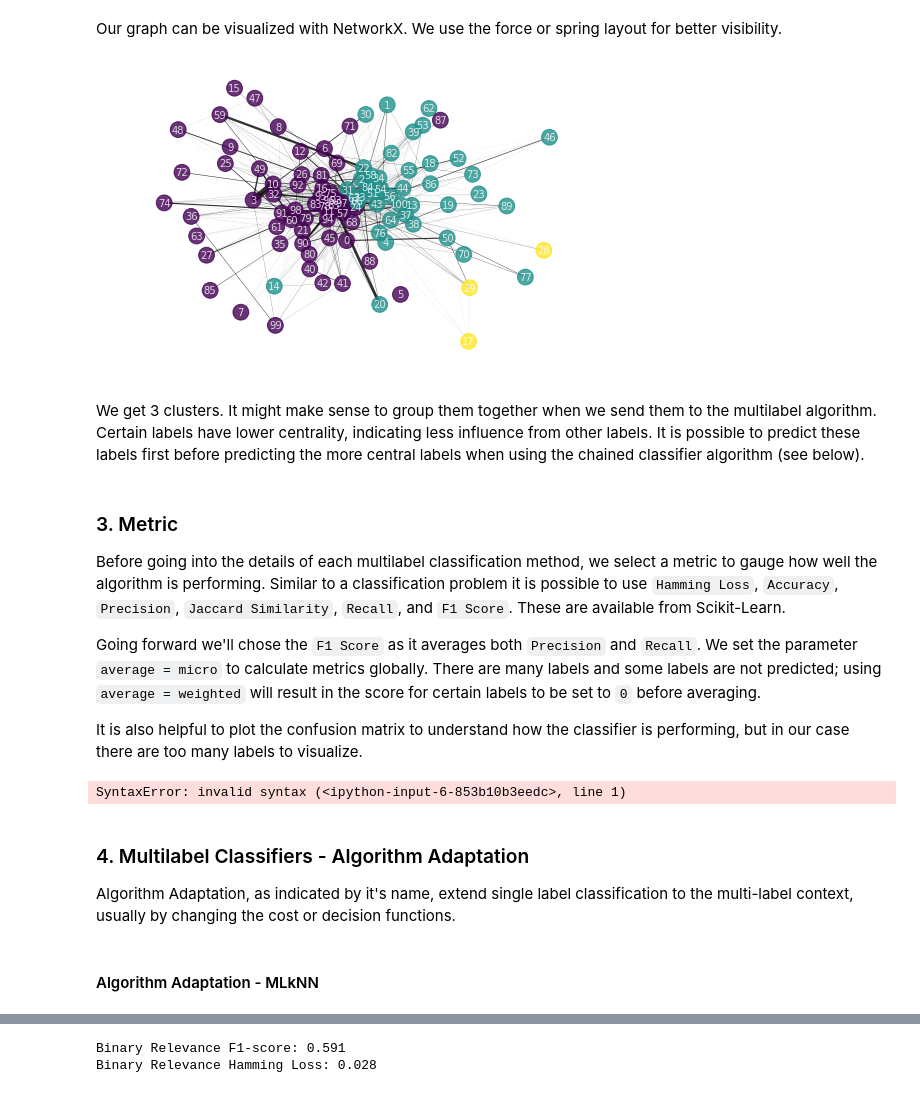
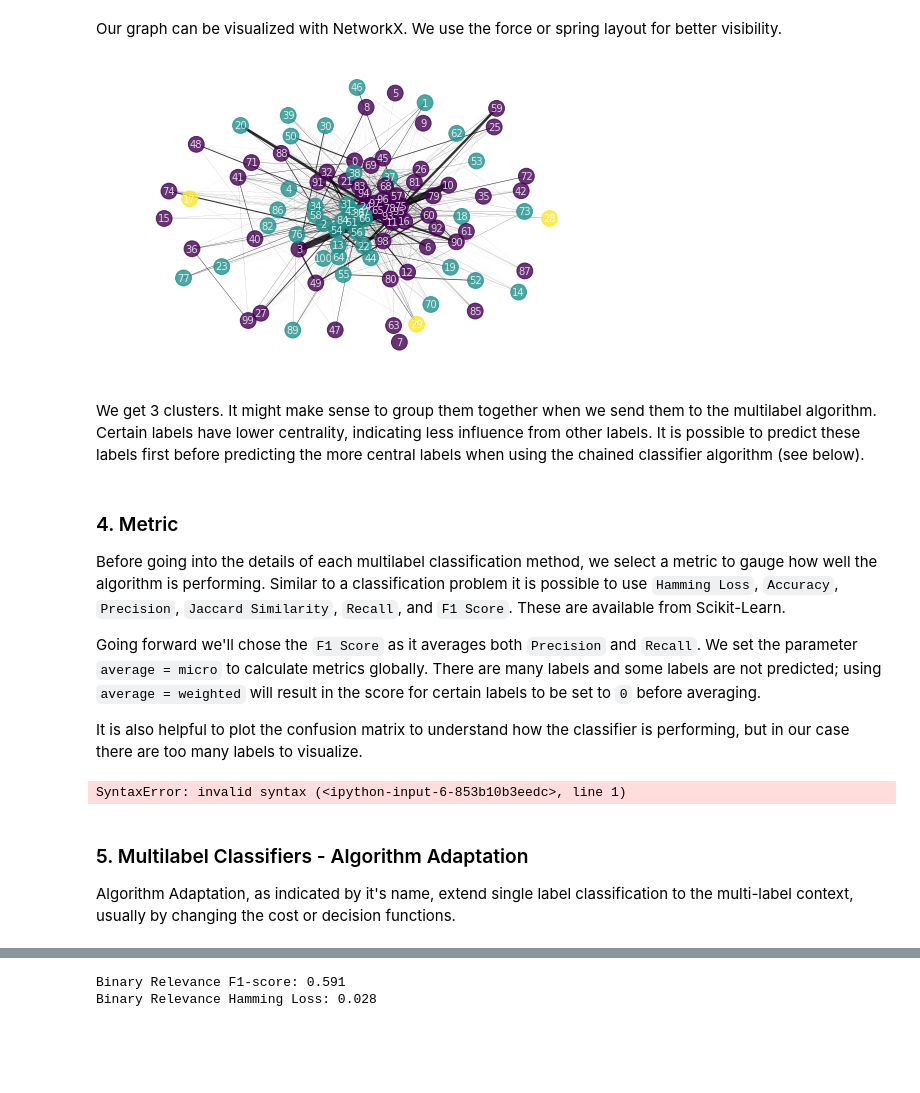
Before and after one commit to xang1234/xang1234.github.io, a Jupyter notebook: _posts/ipython/Multilabel Classification.ipynb, the cells around one changed output, grey strips where cells are left out. Cells and saved outputs as stored; diff of their text form; code cells hidden in the pictures; blank space fills up the shorter version.

```diff
--- a/_posts/ipython/Multilabel Classification.ipynb
+++ b/_posts/ipython/Multilabel Classification.ipynb
@@ -18,10 +18,10 @@ This dataset was chosen in order to work with a fairly large dataset to illustra
 from scipy import sparse
 import gc
 
-#f = open(r'C:\Users\david\Downloads\Mediamill\Mediamill_data.txt',
-#'r',encoding='utf-8')
-f = open(r'C:\Users\kaoyuant\Downloads\Mediamill\Mediamill_data.txt',
-         'r',encoding='utf-8')
+f = open(r'C:\Users\david\Downloads\Mediamill\Mediamill_data.txt',
+'r',encoding='utf-8')
+#f = open(r'C:\Users\kaoyuant\Downloads\Mediamill\Mediamill_data.txt',
+#         'r',encoding='utf-8')
 
 size = f.readline()
 nrows, nfeature,nlabel = [int(s) for s in size.split()]
@@ -44,16 +44,16 @@ for i in range(nrows):
 
 
 
-#f = open(r'C:\Users\david\Downloads\Mediamill\Mediamill_trSplit.txt',
-#'r',encoding='utf-8')
-f = open(r'C:\Users\kaoyuant\Downloads\Mediamill\Mediamill_trSplit.txt',
-         'r',encoding='utf-8')
+f = open(r'C:\Users\david\Downloads\Mediamill\Mediamill_trSplit.txt',
+'r',encoding='utf-8')
+#f = open(r'C:\Users\kaoyuant\Downloads\Mediamill\Mediamill_trSplit.txt',
+#         'r',encoding='utf-8')
 train=f.readlines()
 
-#f = open(r'C:\Users\david\Downloads\Mediamill\Mediamill_tstSplit.txt',
-#'r',encoding='utf-8')
-f = open(r'C:\Users\kaoyuant\Downloads\Mediamill\Mediamill_tstSplit.txt',
-         'r',encoding='utf-8')
+f = open(r'C:\Users\david\Downloads\Mediamill\Mediamill_tstSplit.txt',
+'r',encoding='utf-8')
+#f = open(r'C:\Users\kaoyuant\Downloads\Mediamill\Mediamill_tstSplit.txt',
+#         'r',encoding='utf-8')
 test=f.readlines()
 
 
@@ -135,27 +137,27 @@ Our graph can be visualized with NetworkX. We use the force or spring layout for
 # %%
 import networkx as nx
 names_dict = dict(enumerate(x for x in label_names))
 import matplotlib.pyplot as plt
 %matplotlib inline
 nx.draw(
     clusterer.graph_,
-    pos=nx.spring_layout(clusterer.graph_,k1),
+    pos=nx.spring_layout(clusterer.graph_,k=4),
     labels=names_dict,
     with_labels = True,
     width = [10*x/y_train.shape[0] for x in clusterer.weights_['weight']],
     node_color = [membership_vector[i] for i in range(y_train.shape[1])],
     cmap=plt.cm.viridis,
     node_size=250,
     font_size=10,
     font_color='white',
     alpha=0.8
 )
 # %% [output]
-[figure, old version]
+[figure, new version]
 # %% [markdown]
 We get 3 clusters. It might make sense to group them together when we send them to the multilabel  algorithm. Certain labels have lower centrality, indicating less influence from other labels. It is possible to predict these labels first before predicting the more central labels when using the chained classifier algorithm (see below).
 # %% [markdown]
-### 3. Metric
+### 4. Metric
 
 Before going into the details of each multilabel classification method, we select a metric to gauge how well the algorithm is performing. Similar to a classification problem it is possible to use `Hamming Loss`, `Accuracy`, `Precision`, `Jaccard Similarity`, `Recall`, and `F1 Score`. These are available from Scikit-Learn.
 
@@ -167,8 +169,6 @@ Image of confusion matrix
 # %% [output]
 SyntaxError: invalid syntax (<ipython-input-6-853b10b3eedc>, line 1)
 # %% [markdown]
-### 4. Multilabel Classifiers - Algorithm Adaptation
+### 5. Multilabel Classifiers - Algorithm Adaptation
 
 Algorithm Adaptation, as indicated by it's name, extend single label classification to the multi-label context, usually by changing the cost or decision functions.
-# %% [markdown]
-#### Algorithm Adaptation - MLkNN
```
Also changed, not shown: parts of 51 cells of this notebook.
